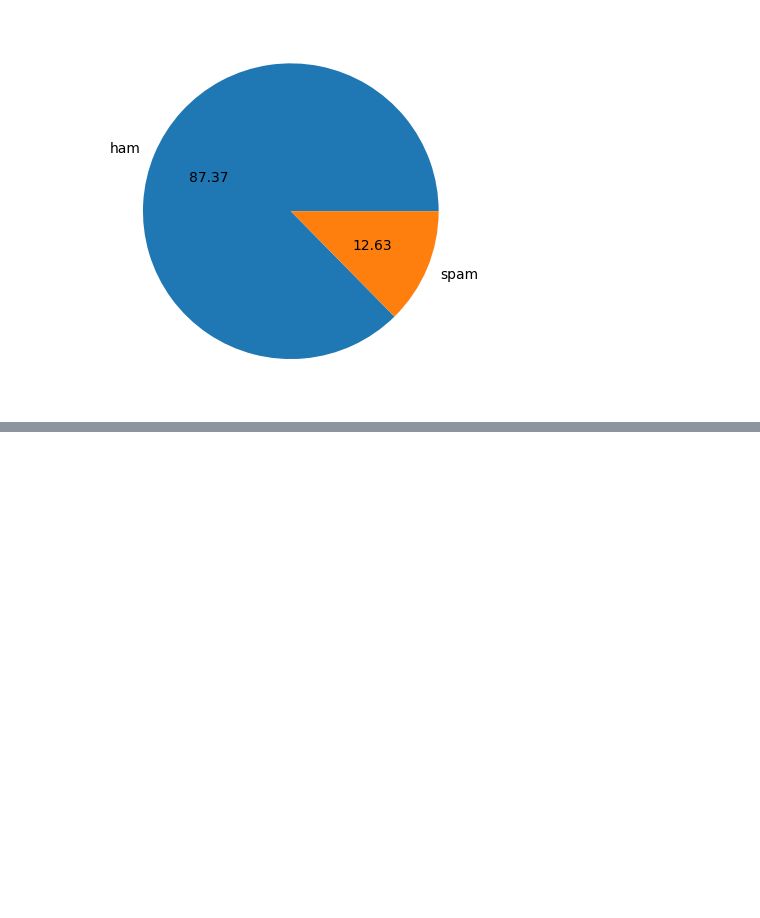
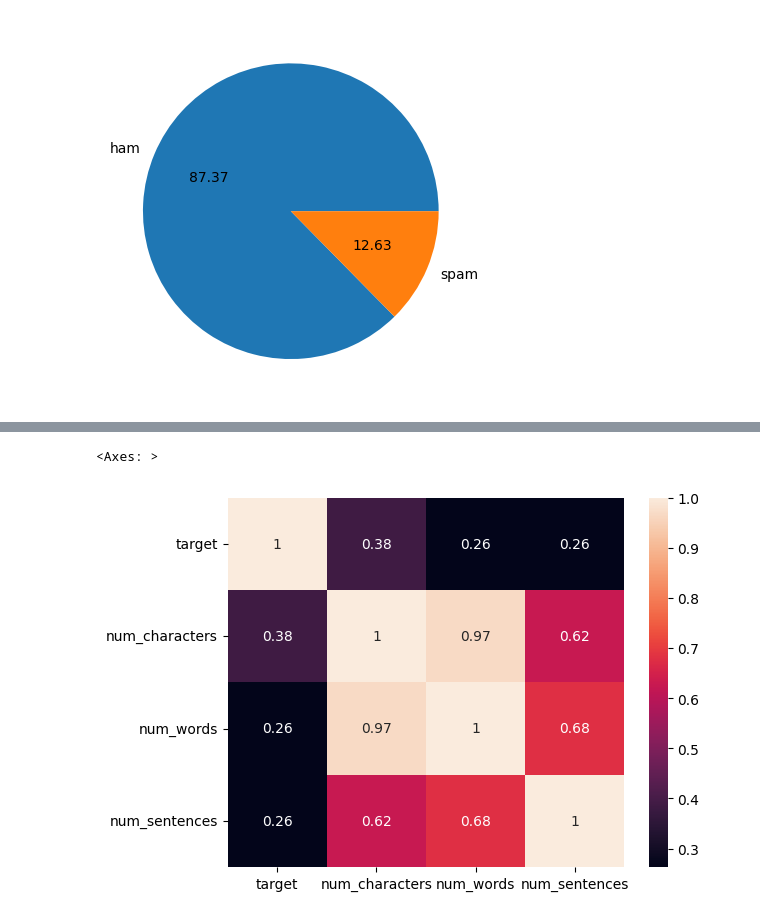
Before and after one commit to HumaimaRiaz47/Email-Spam-Classifier, a Jupyter notebook: notebook.ipynb, the cells around one changed output, grey strips where cells are left out. Saved outputs shown, nothing was run; the diff lists cells and outputs as text; code cells hidden in the pictures; blank space fills up the shorter version.

```diff
--- a/notebook.ipynb
+++ b/notebook.ipynb
@@ -147,0 +275,5 @@ plt.show()
+# %%
+sns.heatmap(df.corr(numeric_only=True), annot=True)
+# %% [output]
+<Axes: >
+[figure, added]
```
Also changed, not shown: parts of 28 cells of this notebook.
